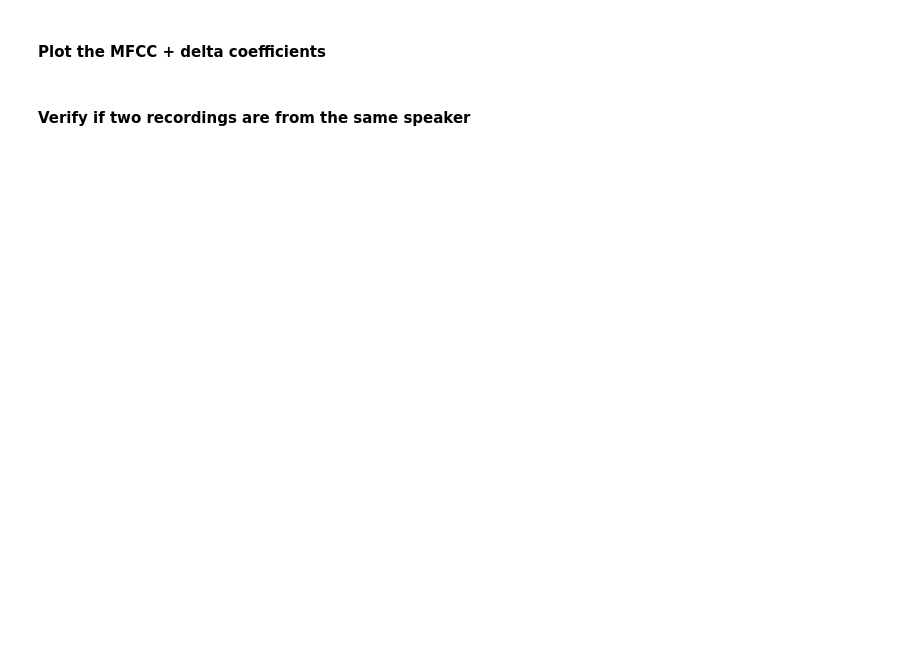
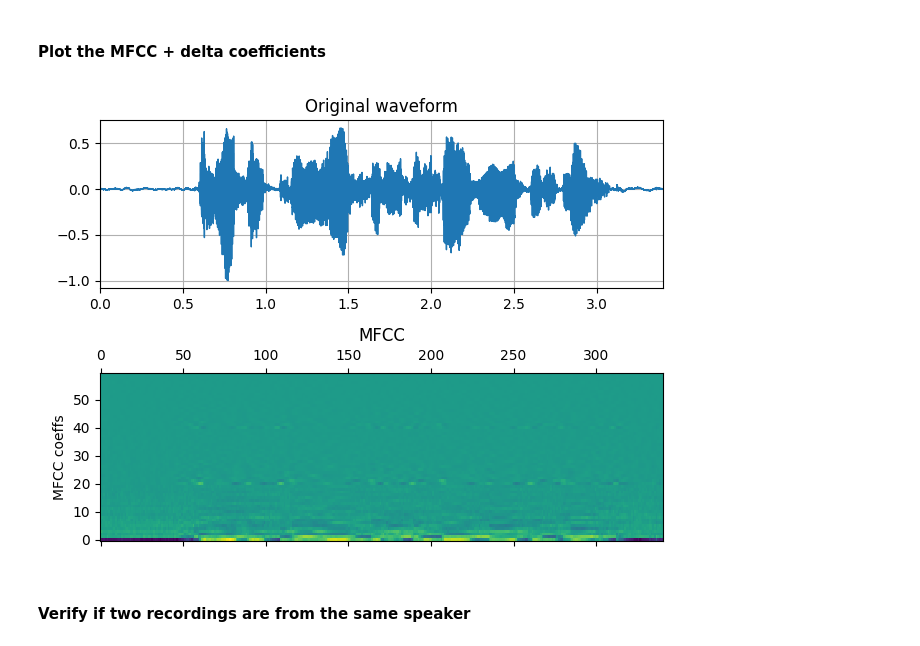
Before and after one commit to sensein/b2aiprep, a Jupyter notebook: docs/b2ai_script.ipynb, the cells around one changed output. Drawn from its saved outputs; the diff is of its cells as text; code cells hidden in the pictures; blank space fills up the shorter version.

```diff
--- a/docs/b2ai_script.ipynb
+++ b/docs/b2ai_script.ipynb
@@ -52,8 +79,13 @@ axs.axes.xaxis.set_ticks_position('bottom')
 # %% [markdown]
 #### Plot the MFCC + delta coefficients
 # %%
-fig, axs = plt.subplots()
-axs.matshow(features['mfcc'].T, origin='lower', aspect=1.5)
-axs.axes.xaxis.set_ticks_position('bottom')
+fig, axs = plt.subplots(2, 1)
+b2p.plot_waveform(audio1.signal,
+                  sr=audio1.sample_rate,
+                  title=f"Original waveform", ax=axs[0])
+b2p.plot_spectrogram(features['mfcc'].T, title="MFCC", ylabel='MFCC coeffs', ax=axs[1])
+fig.tight_layout()
+# %% [output]
+[figure, added]
 # %% [markdown]
 #### Verify if two recordings are from the same speaker
```
Also changed, not shown: parts of 12 cells of this notebook, 1 other file.
